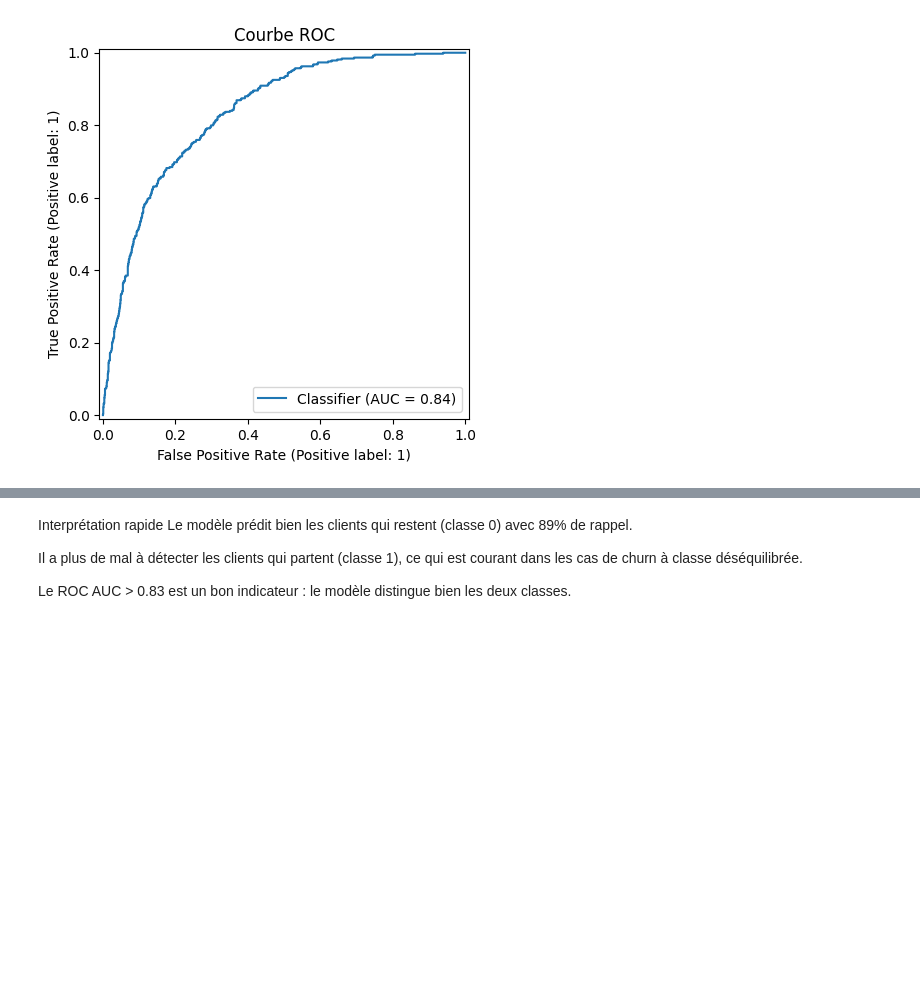
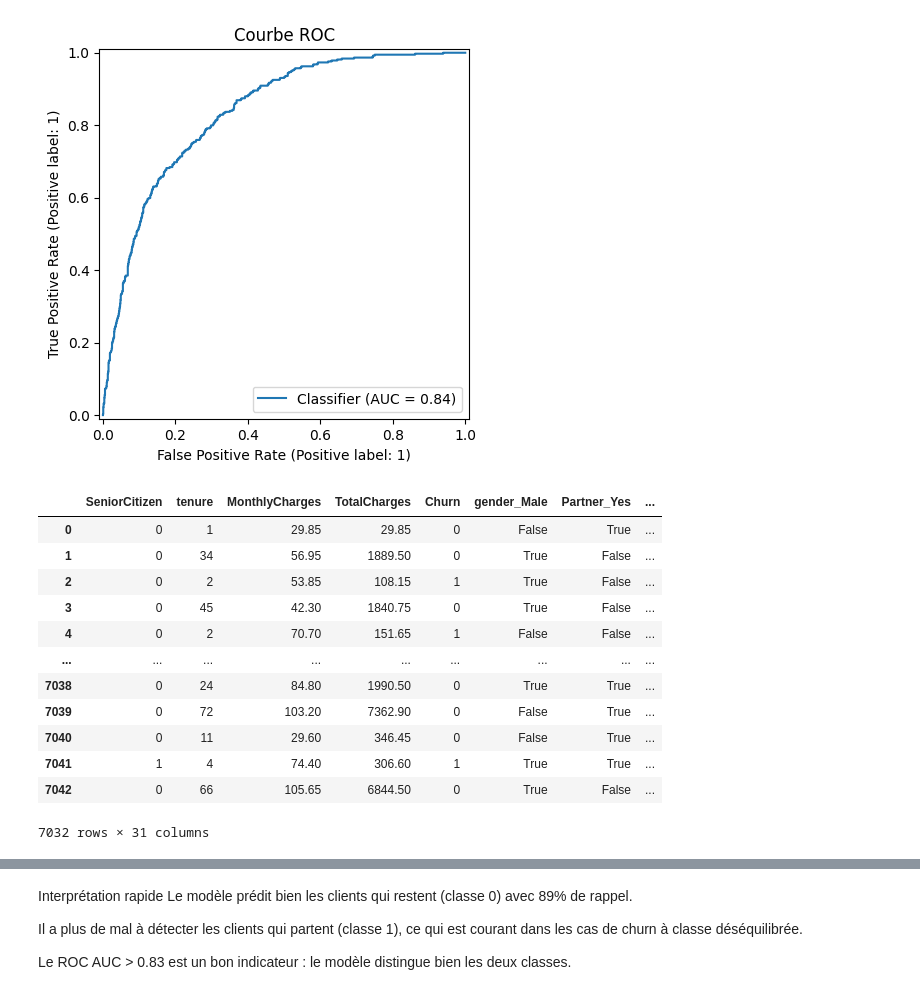
Before and after one commit to yasmine555/D-veloppement-Analyse-Pr-dictive, a Jupyter notebook: notebooks/modelisation_telco.ipynb, the cells around one changed output, grey strips where cells are left out. Cells and saved outputs as stored; diff of their text form; code cells hidden in the pictures; blank space fills up the shorter version.

```diff
--- a/notebooks/modelisation_telco.ipynb
+++ b/notebooks/modelisation_telco.ipynb
@@ -45,3 +45,19 @@ Confusion Matrix:
  [159 215]]
 ROC AUC: 0.836503667734805
 [figure]
+# %%
+df
+# %% [output]
+|  | SeniorCitizen | tenure | MonthlyCharges | TotalCharges | Churn | gender_Male | Partner_Yes | ... |
+| 0 | 0 | 1 | 29.85 | 29.85 | 0 | False | True | ... |
+| 1 | 0 | 34 | 56.95 | 1889.50 | 0 | True | False | ... |
+| 2 | 0 | 2 | 53.85 | 108.15 | 1 | True | False | ... |
+| 3 | 0 | 45 | 42.30 | 1840.75 | 0 | True | False | ... |
+| 4 | 0 | 2 | 70.70 | 151.65 | 1 | False | False | ... |
+| ... | ... | ... | ... | ... | ... | ... | ... | ... |
+| 7038 | 0 | 24 | 84.80 | 1990.50 | 0 | True | True | ... |
+| 7039 | 0 | 72 | 103.20 | 7362.90 | 0 | False | True | ... |
+| 7040 | 0 | 11 | 29.60 | 346.45 | 0 | False | True | ... |
+| 7041 | 1 | 4 | 74.40 | 306.60 | 1 | True | True | ... |
+| 7042 | 0 | 66 | 105.65 | 6844.50 | 0 | True | False | ... |
+7032 rows × 31 columns
```
Also changed, not shown: parts of 8 cells of this notebook, 12 other files.
